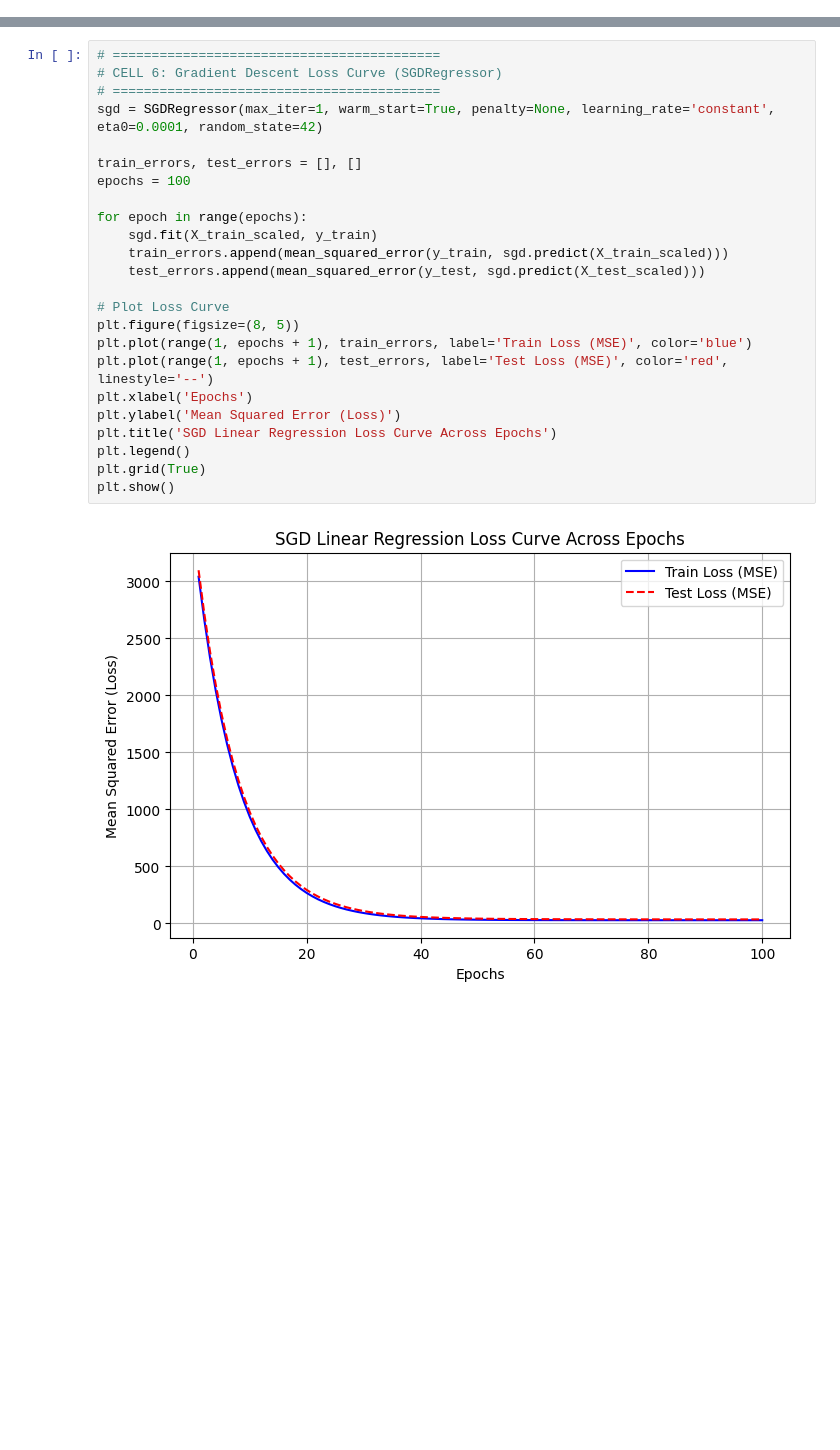
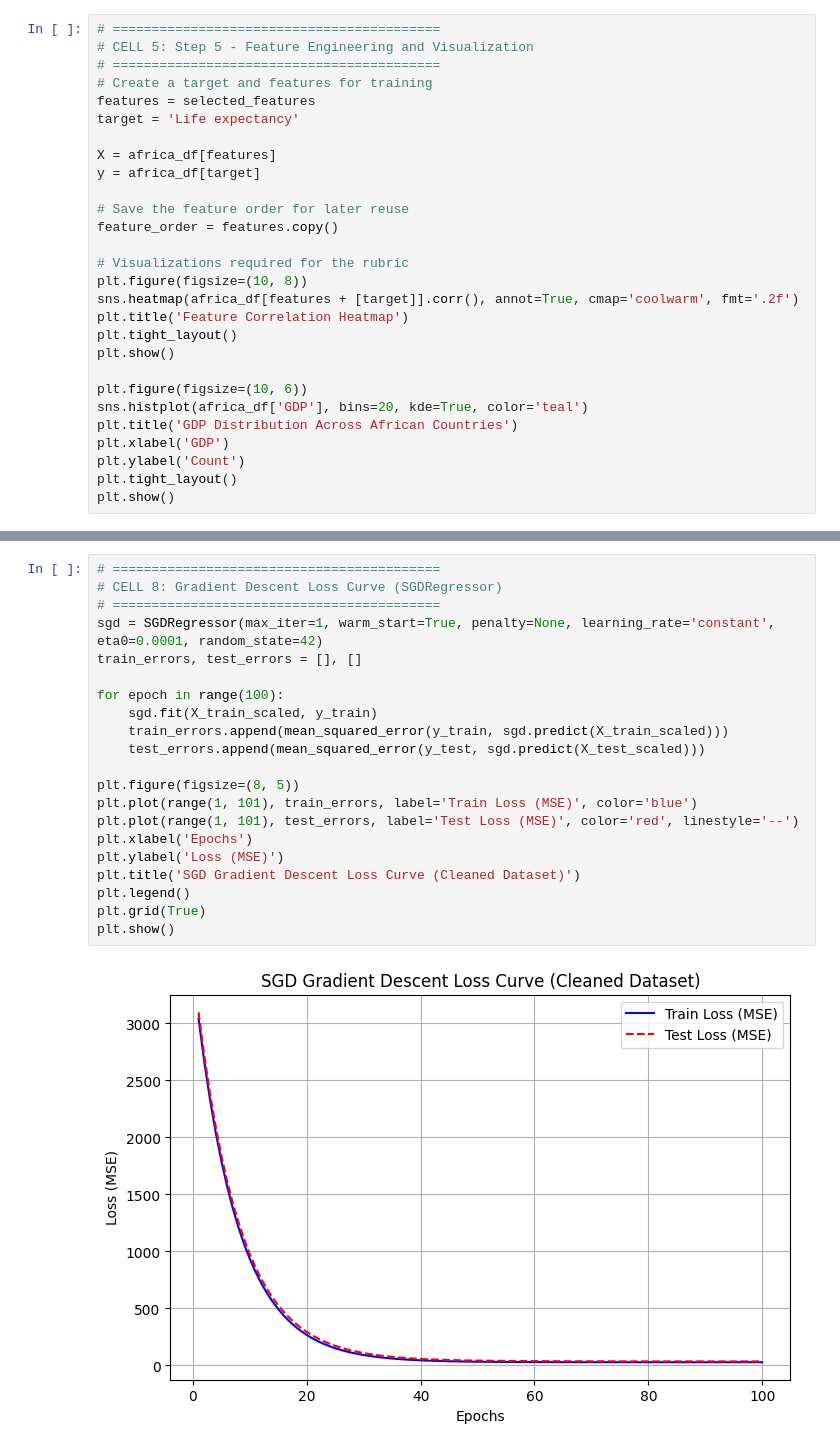
Before and after one commit to kgakwaya/linear_regression_model, a Jupyter notebook: summative/linear_regression/multivariate.ipynb, the cells around one changed output, grey strips where cells are left out. Saved outputs shown, nothing was run; the diff lists cells and outputs as text; blank space fills up the shorter version.

Commit message:
Align project with assignment rubric

```diff
--- a/summative/linear_regression/multivariate.ipynb
+++ b/summative/linear_regression/multivariate.ipynb
@@ -98,0 +118,28 @@ plt.show()
+# %%
+# ==========================================
+# CELL 5: Step 5 - Feature Engineering and Visualization
+# ==========================================
+# Create a target and features for training
+features = selected_features
+target = 'Life expectancy'
+
+X = africa_df[features]
+y = africa_df[target]
+
+# Save the feature order for later reuse
+feature_order = features.copy()
+
+# Visualizations required for the rubric
+plt.figure(figsize=(10, 8))
+sns.heatmap(africa_df[features + [target]].corr(), annot=True, cmap='coolwarm', fmt='.2f')
+plt.title('Feature Correlation Heatmap')
+plt.tight_layout()
+plt.show()
+
+plt.figure(figsize=(10, 6))
+sns.histplot(africa_df['GDP'], bins=20, kde=True, color='teal')
+plt.title('GDP Distribution Across African Countries')
+plt.xlabel('GDP')
+plt.ylabel('Count')
+plt.tight_layout()
+plt.show()
@@ -115,26 +170,23 @@ StandardScaler fitted and saved as scaler.joblib
 # %%
 # ==========================================
-# CELL 6: Gradient Descent Loss Curve (SGDRegressor)
+# CELL 8: Gradient Descent Loss Curve (SGDRegressor)
 # ==========================================
 sgd = SGDRegressor(max_iter=1, warm_start=True, penalty=None, learning_rate='constant', eta0=0.0001, random_state=42)
+train_errors, test_errors = [], []
 
-train_errors, test_errors = [], []
-epochs = 100
-
-for epoch in range(epochs):
+for epoch in range(100):
     sgd.fit(X_train_scaled, y_train)
     train_errors.append(mean_squared_error(y_train, sgd.predict(X_train_scaled)))
     test_errors.append(mean_squared_error(y_test, sgd.predict(X_test_scaled)))
 
-# Plot Loss Curve
 plt.figure(figsize=(8, 5))
-plt.plot(range(1, epochs + 1), train_errors, label='Train Loss (MSE)', color='blue')
-plt.plot(range(1, epochs + 1), test_errors, label='Test Loss (MSE)', color='red', linestyle='--')
+plt.plot(range(1, 101), train_errors, label='Train Loss (MSE)', color='blue')
+plt.plot(range(1, 101), test_errors, label='Test Loss (MSE)', color='red', linestyle='--')
 plt.xlabel('Epochs')
-plt.ylabel('Mean Squared Error (Loss)')
-plt.title('SGD Linear Regression Loss Curve Across Epochs')
+plt.ylabel('Loss (MSE)')
+plt.title('SGD Gradient Descent Loss Curve (Cleaned Dataset)')
 plt.legend()
 plt.grid(True)
 plt.show()
 # %% [output]
-[figure, old version]
+[figure, new version]
```
Also changed, not shown: parts of 15 cells of this notebook, 2 other files.
